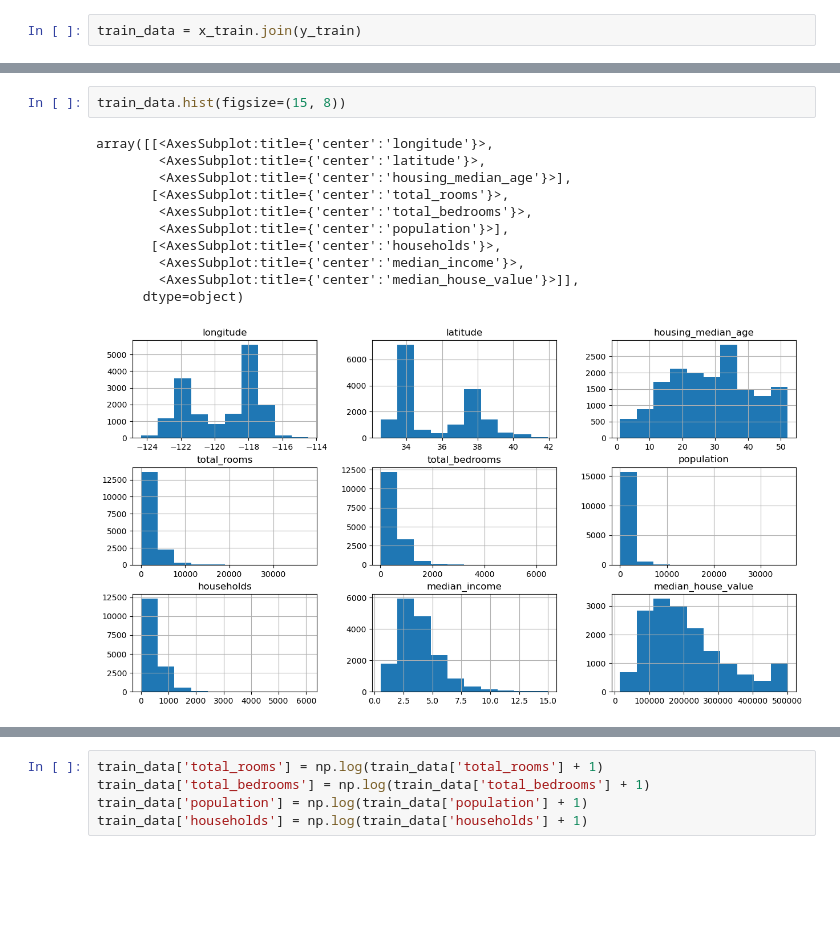
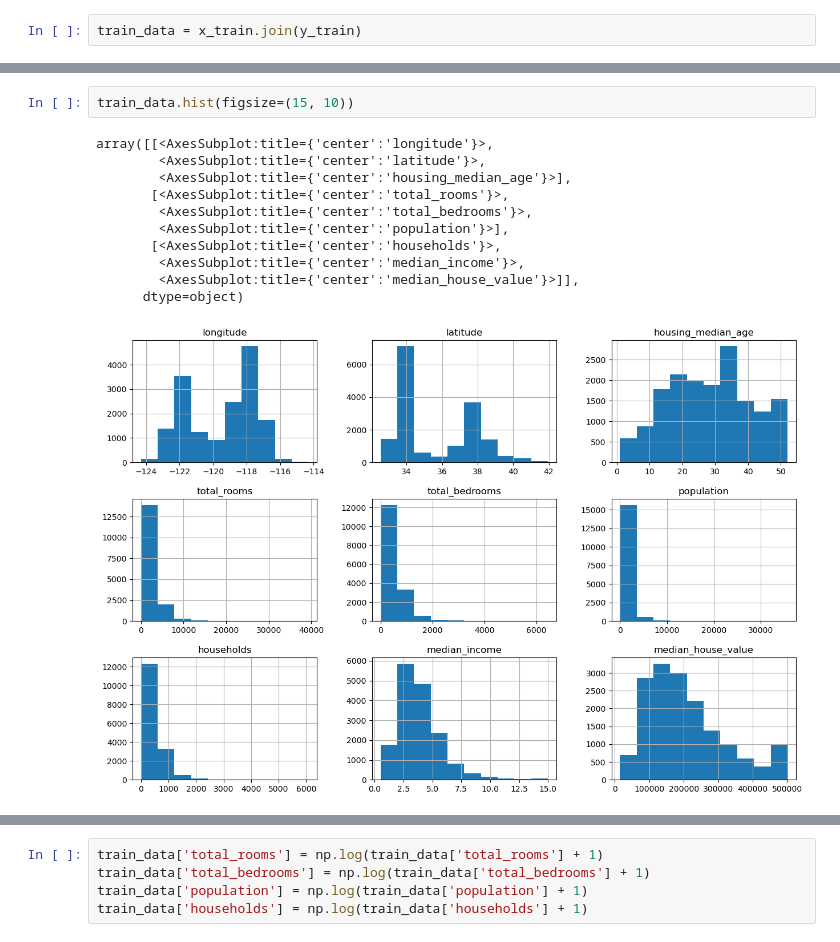
Before and after one commit to paulthomas2107/neuralNineProjects, a Jupyter notebook: housePricePrediction/housePricePrediction.ipynb, the cells around one changed output, grey strips where cells are left out. Drawn from its saved outputs; the diff is of its cells as text; blank space fills up the shorter version.

```diff
--- a/housePricePrediction/housePricePrediction.ipynb
+++ b/housePricePrediction/housePricePrediction.ipynb
@@ -70,16 +70,16 @@ train_data
 16346 rows × 10 columns
 # %%
-train_data.hist(figsize=(15, 8))
+train_data.hist(figsize=(15, 10))
 # %% [output]
 array([[<AxesSubplot:title={'center':'longitude'}>,
         <AxesSubplot:title={'center':'latitude'}>,
         <AxesSubplot:title={'center':'housing_median_age'}>],
        [<AxesSubplot:title={'center':'total_rooms'}>,
         <AxesSubplot:title={'center':'total_bedrooms'}>,
         <AxesSubplot:title={'center':'population'}>],
        [<AxesSubplot:title={'center':'households'}>,
         <AxesSubplot:title={'center':'median_income'}>,
         <AxesSubplot:title={'center':'median_house_value'}>]],
       dtype=object)
-[figure, old version]
+[figure, new version]
 # %%
```
Also changed, not shown: parts of 18 cells of this notebook.
